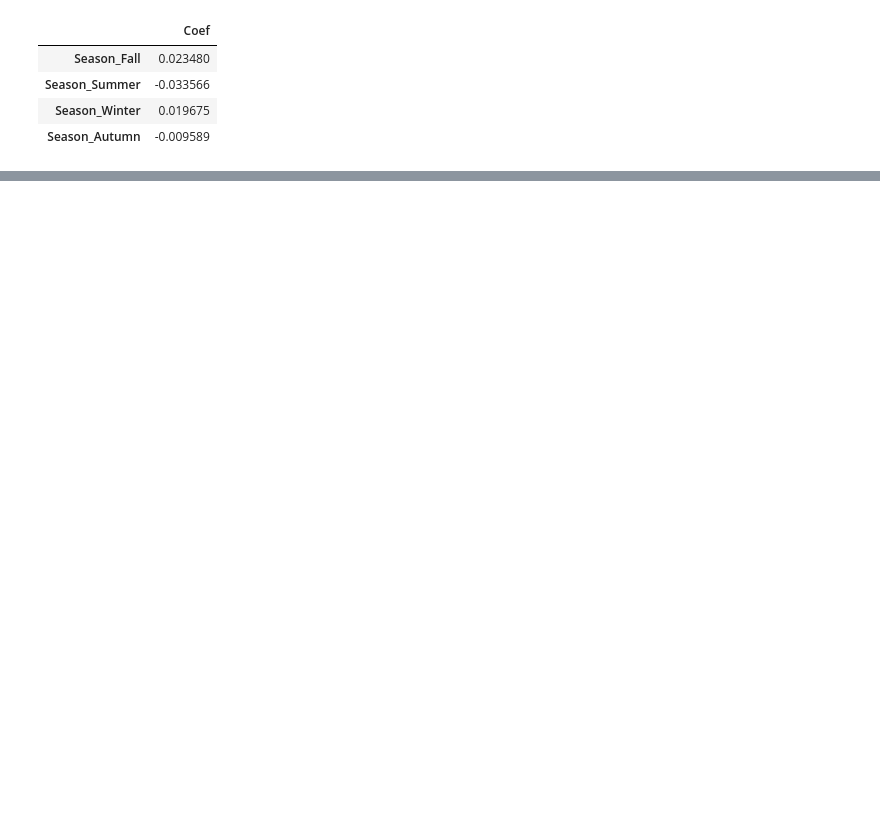
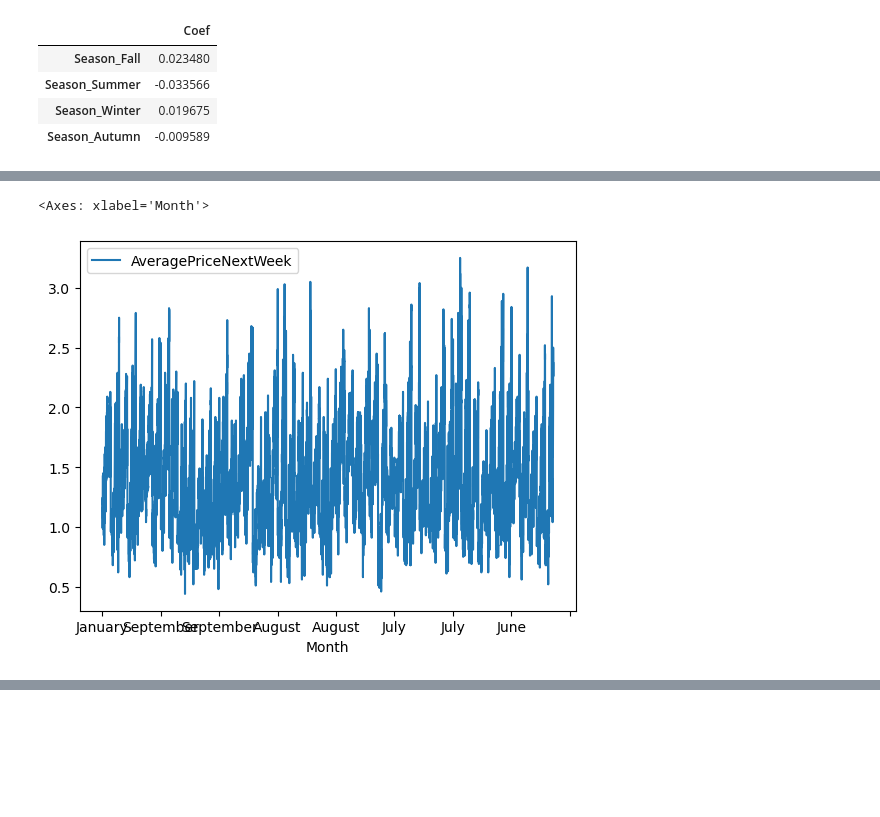
Before and after one commit to hansel-poe/time-series-blog, a Jupyter notebook: hw8.ipynb, the cells around one changed output, grey strips where cells are left out. Cells and saved outputs as stored; diff of their text form; code cells hidden in the pictures; blank space fills up the shorter version.

```diff
--- a/hw8.ipynb
+++ b/hw8.ipynb
@@ -802,0 +814,5 @@ Out of the two approaches we tried, none seems to have changed the scores by muc
+# %%
+df_train.plot(x="Month", y="AveragePriceNextWeek")
+# %% [output]
+<Axes: xlabel='Month'>
+[figure, added]
```
Also changed, not shown: parts of 58 cells of this notebook, 2 other files.
